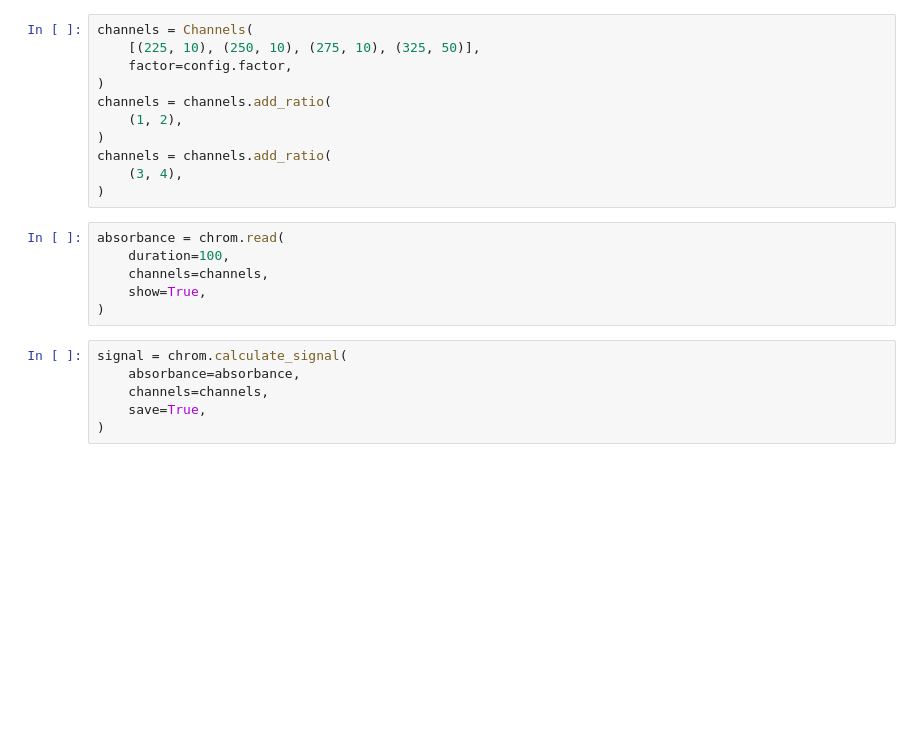
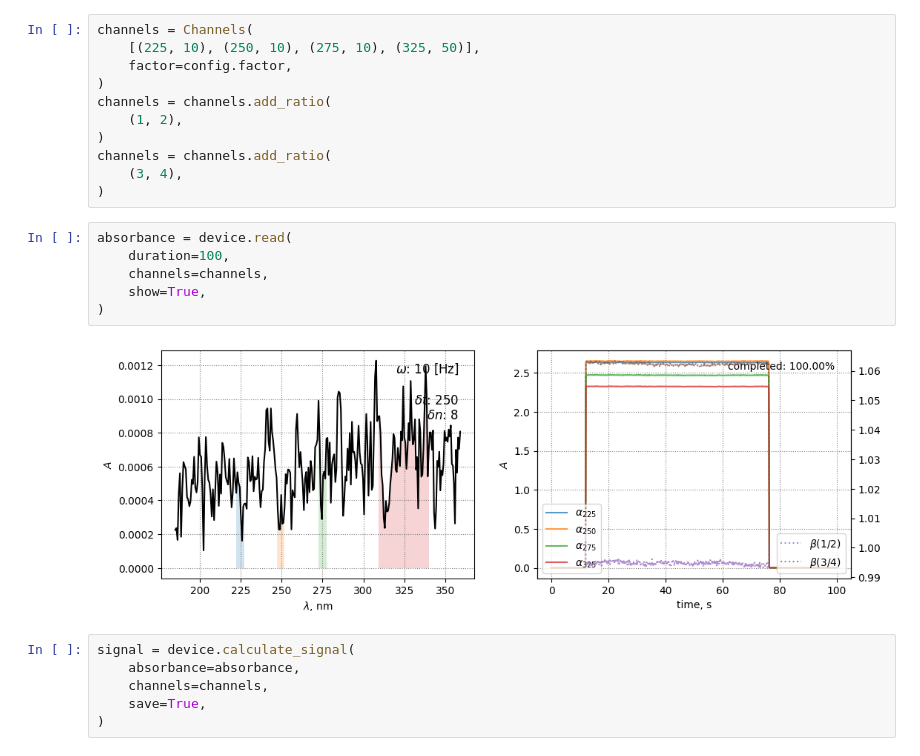
Before and after one commit to Exinker/chromatography, a Jupyter notebook: app.ipynb, the cells around one changed output. Saved outputs shown, nothing was run; the diff lists cells and outputs as text; blank space fills up the shorter version.

```diff
--- a/app.ipynb
+++ b/app.ipynb
@@ -41,13 +45,15 @@ channels = channels.add_ratio(
     (3, 4),
 )
 # %%
-absorbance = chrom.read(
+absorbance = device.read(
     duration=100,
     channels=channels,
     show=True,
 )
+# %% [output]
+[figure, added]
 # %%
-signal = chrom.calculate_signal(
+signal = device.calculate_signal(
     absorbance=absorbance,
     channels=channels,
     save=True,
```
Also changed, not shown: parts of 6 cells of this notebook, 14 other files.
